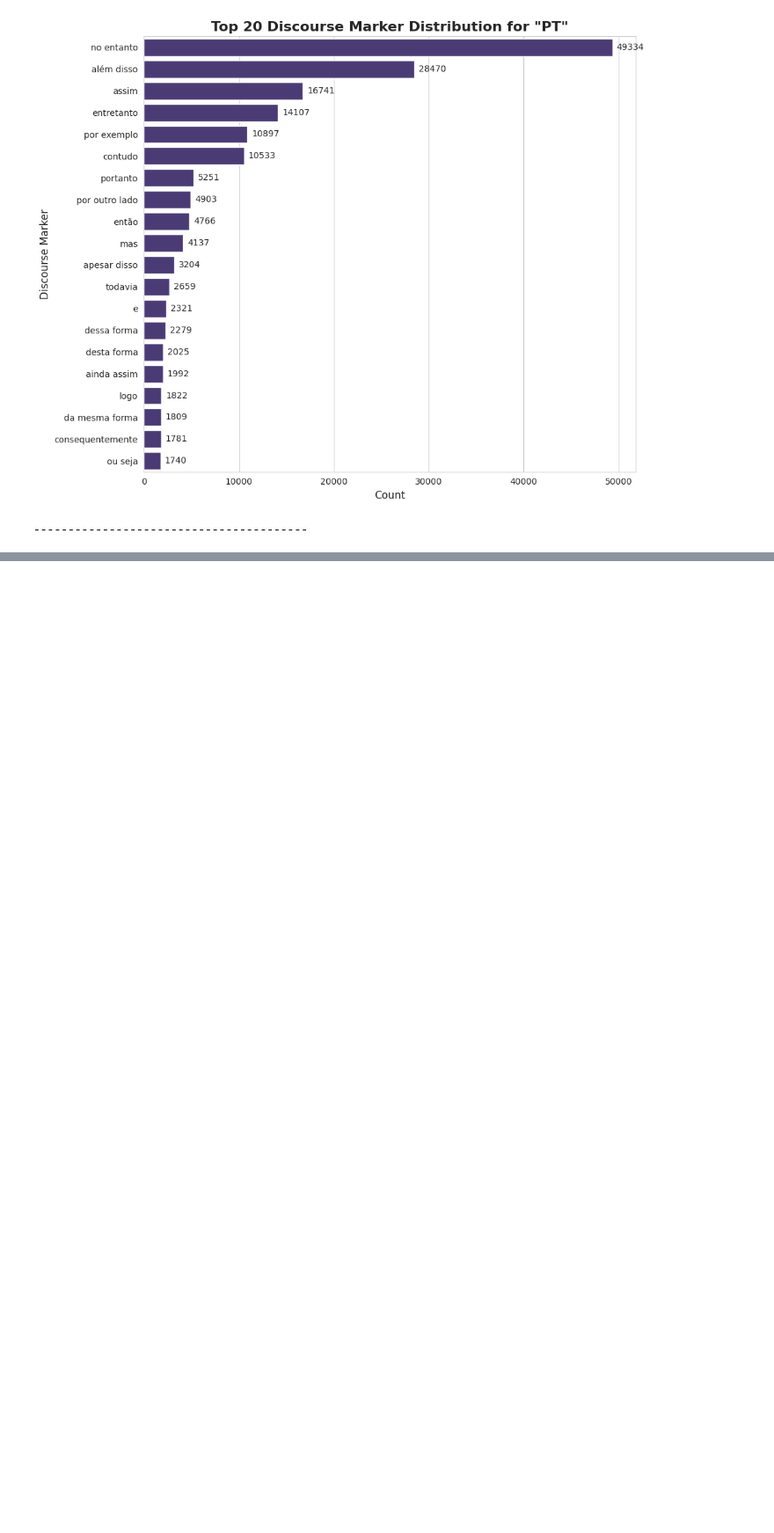
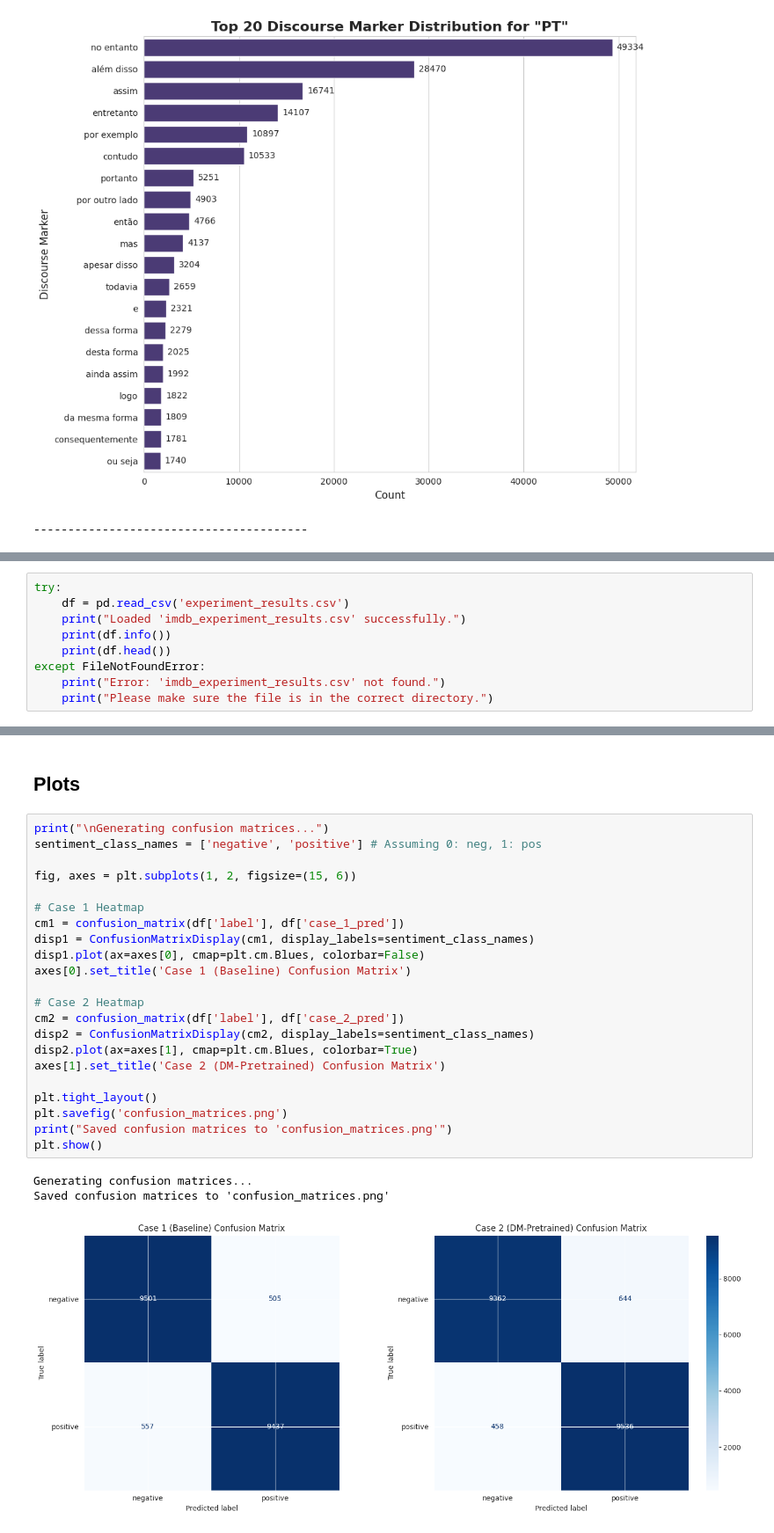
Before and after one commit to GuiFigueired0/DiscourseMarkers, a Jupyter notebook: visualization.ipynb, the cells around one changed output, grey strips where cells are left out. Shown at 88% size. Cells and saved outputs as stored; diff of their text form; blank space fills up the shorter version.

Commit message:
Experiments

```diff
--- a/visualization.ipynb
+++ b/visualization.ipynb
@@ -113,0 +170,9 @@ Total unique markers found: 57
+# %%
+try:
+    df = pd.read_csv('experiment_results.csv')
+    print("Loaded 'imdb_experiment_results.csv' successfully.")
+    print(df.info())
+    print(df.head())
+except FileNotFoundError:
+    print("Error: 'imdb_experiment_results.csv' not found.")
+    print("Please make sure the file is in the correct directory.")
@@ -113,0 +197,28 @@ Total unique markers found: 57
+# %% [markdown]
+## Plots
+# %%
+print("\nGenerating confusion matrices...")
+sentiment_class_names = ['negative', 'positive'] # Assuming 0: neg, 1: pos
+
+fig, axes = plt.subplots(1, 2, figsize=(15, 6))
+
+# Case 1 Heatmap
+cm1 = confusion_matrix(df['label'], df['case_1_pred'])
+disp1 = ConfusionMatrixDisplay(cm1, display_labels=sentiment_class_names)
+disp1.plot(ax=axes[0], cmap=plt.cm.Blues, colorbar=False)
+axes[0].set_title('Case 1 (Baseline) Confusion Matrix')
+
+# Case 2 Heatmap
+cm2 = confusion_matrix(df['label'], df['case_2_pred'])
+disp2 = ConfusionMatrixDisplay(cm2, display_labels=sentiment_class_names)
+disp2.plot(ax=axes[1], cmap=plt.cm.Blues, colorbar=True)
+axes[1].set_title('Case 2 (DM-Pretrained) Confusion Matrix')
+
+plt.tight_layout()
+plt.savefig('confusion_matrices.png')
+print("Saved confusion matrices to 'confusion_matrices.png'")
+plt.show()
+# %% [output]
+Generating confusion matrices...
+Saved confusion matrices to 'confusion_matrices.png'
+[figure, added]
```
Also changed, not shown: parts of 14 cells of this notebook, 36 other files.
